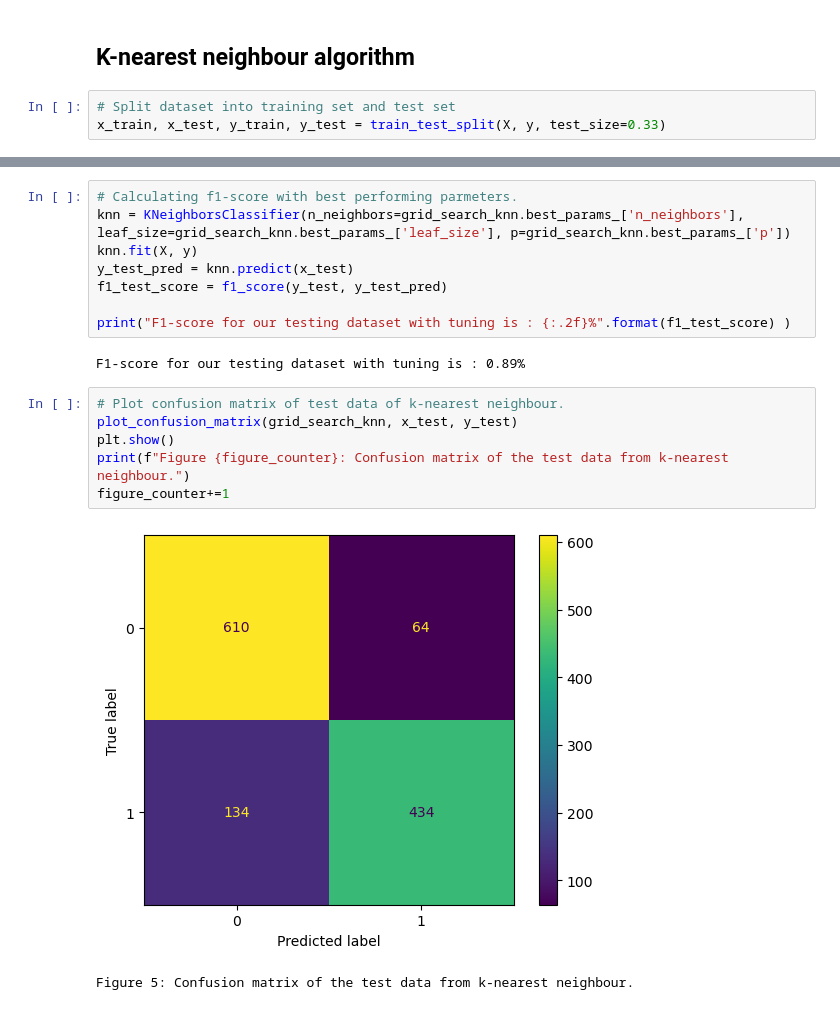
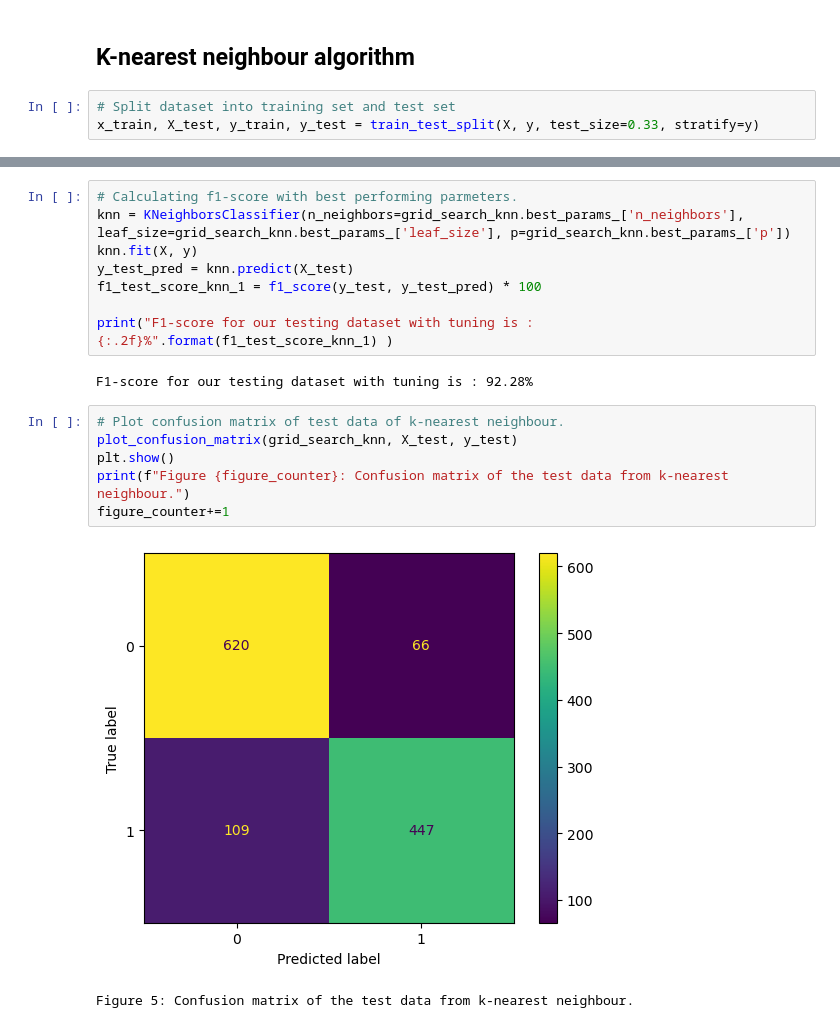
Before and after one commit to Fryke/MRIclassifier, a Jupyter notebook: DSC vs KNN.ipynb, the cells around one changed output, grey strips where cells are left out. Saved outputs shown, nothing was run; the diff lists cells and outputs as text.

```diff
--- a/DSC vs KNN.ipynb
+++ b/DSC vs KNN.ipynb
@@ -235,7 +259,7 @@ Figure 4: Confusion matrix test data of decision tree.
 ## K-nearest neighbour algorithm
 # %%
 # Split dataset into training set and test set
-x_train, x_test, y_train, y_test = train_test_split(X, y, test_size=0.33)
+x_train, X_test, y_train, y_test = train_test_split(X, y, test_size=0.33, stratify=y)
 # %%
 # List Hyperparameters that we want to tune.
 leaf_size = list(range(0,10))
@@ -260,18 +285,18 @@ Fitting 5 folds for each of 600 candidates, totalling 3000 fits
 # Calculating f1-score with best performing parmeters.
 knn = KNeighborsClassifier(n_neighbors=grid_search_knn.best_params_['n_neighbors'], leaf_size=grid_search_knn.best_params_['leaf_size'], p=grid_search_knn.best_params_['p'])
 knn.fit(X, y)
-y_test_pred = knn.predict(x_test)
-f1_test_score = f1_score(y_test, y_test_pred)
+y_test_pred = knn.predict(X_test)
+f1_test_score_knn_1 = f1_score(y_test, y_test_pred) * 100
 
-print("F1-score for our testing dataset with tuning is : {:.2f}%".format(f1_test_score) )
+print("F1-score for our testing dataset with tuning is : {:.2f}%".format(f1_test_score_knn_1) )
 # %% [output]
-F1-score for our testing dataset with tuning is : 0.89%
+F1-score for our testing dataset with tuning is : 92.28%
 # %%
 # Plot confusion matrix of test data of k-nearest neighbour.
-plot_confusion_matrix(grid_search_knn, x_test, y_test)
+plot_confusion_matrix(grid_search_knn, X_test, y_test)
 plt.show()
 print(f"Figure {figure_counter}: Confusion matrix of the test data from k-nearest neighbour.")
 figure_counter+=1
 # %% [output]
-[figure, old version]
+[figure, new version]
 Figure 5: Confusion matrix of the test data from k-nearest neighbour.
```
Also changed, not shown: parts of 13 cells of this notebook.
